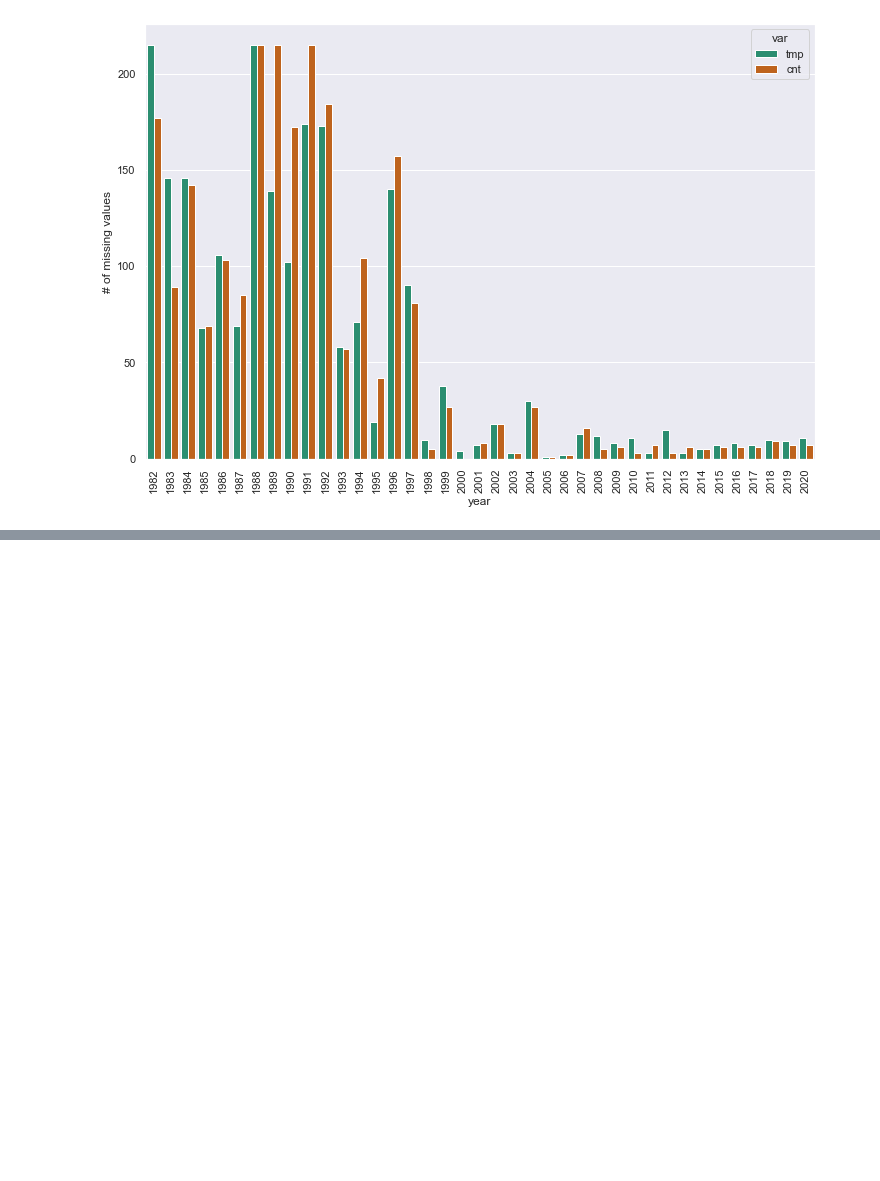
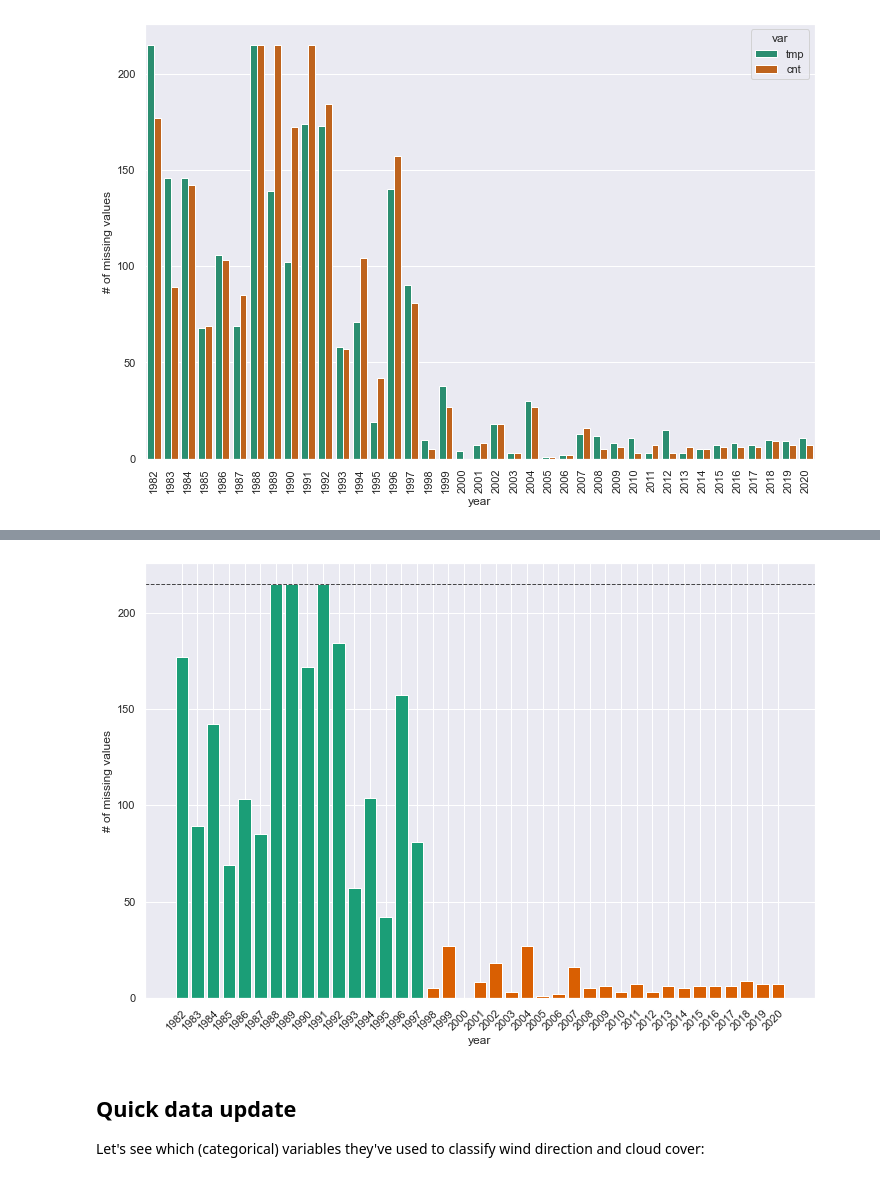
Before and after one commit to gtlab-barcelona/robert, a Jupyter notebook: data-exploration_first-last/code/4-number-of-nans.ipynb, the cells around one changed output, grey strips where cells are left out. Cells and saved outputs as stored; diff of their text form; code cells hidden in the pictures; blank space fills up the shorter version.

```diff
--- a/data-exploration_first-last/code/4-number-of-nans.ipynb
+++ b/data-exploration_first-last/code/4-number-of-nans.ipynb
@@ -109,0 +156,21 @@ fig.savefig(f'../figs/missing-data/nans_per-year.pdf', bbox_inches='tight')
+# %%
+# compute annual number of missing values per species
+nans_species_year = (all_species['count'].isna()
+                                         .groupby([all_species.species, all_species.year])
+                                         .sum()
+                                         .reset_index())
+
+# and find out whether there's always the same number of missing values per year
+nans_diff = (nans_species_year.groupby('year')['count']
+                              .nunique()
+                              .eq(1)
+                              .reset_index()
+                              .rename(columns = {'count': 'is_equal'}))
+
+# print years with distinct values
+display(nans_diff[~nans_diff.is_equal])
+
+# What happened in 2007?
+nans_species_year[nans_species_year.year == 2007]
+
+# TODO: We might be able to replace missing values with zeros?
@@ -109,0 +218,25 @@ fig.savefig(f'../figs/missing-data/nans_per-year.pdf', bbox_inches='tight')
+# %%
+fig, ax = plt.subplots(figsize=(12,8))
+
+ax.bar(data=nans_species_year[(nans_species_year.species == 'Inachis io')
+                               & (nans_species_year.year < 1998)],
+       x='year', height='count', color=cm.Dark2(0))
+ax.bar(data=nans_species_year[(nans_species_year.species == 'Inachis io')
+                               & (nans_species_year.year >= 1998)],
+       x='year', height='count', color=cm.Dark2(1))
+
+# xticks and xlabels magic:
+yrs = [year for year in range(1982, 2021, 1)]
+ax.set_xticks(yrs)
+ax.set_xticklabels(yrs, rotation=45, ha='right', rotation_mode='anchor')
+
+ax.axhline(215, color='k', alpha=0.7, lw=1, ls='--')
+ax.set_ylabel("# of missing values")
+ax.set_xlabel("year")
+fig.savefig(f'../figs/missing-data/nans_per-year_updated.png', bbox_inches='tight', dpi=600)
+# %% [output]
+[figure, added]
+# %% [markdown]
+## Quick data update
+
+Let's see which (categorical) variables they've used to classify wind direction and cloud cover:
```
Also changed, not shown: parts of 6 cells of this notebook, 31 other files.
